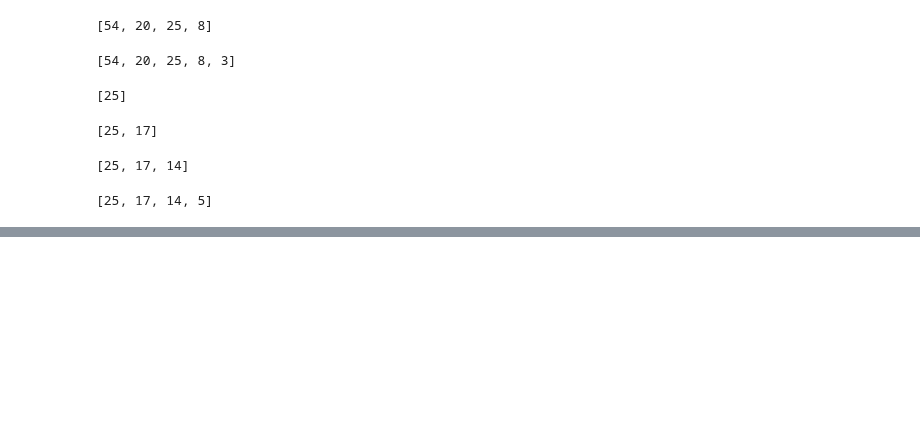
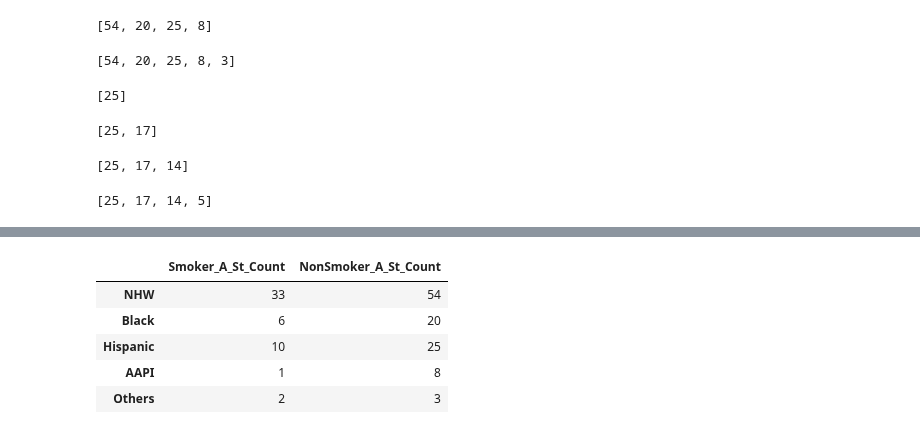
Before and after one commit to HSaleem352/Bootcamp-Project1, a Jupyter notebook: data_cleaning_MB.ipynb, the cells around one changed output, grey strips where cells are left out. Drawn from its saved outputs; the diff is of its cells as text; code cells hidden in the pictures; blank space fills up the shorter version.

```diff
--- a/data_cleaning_MB.ipynb
+++ b/data_cleaning_MB.ipynb
@@ -1143,0 +1169,23 @@ except:
+# %%
+# Active and stable BC
+# Creating a data frame which includes both the Smoker_A_St_Count & NonSmoker_A_St_Count for comparison as well as plotting.
+# NHW = Non-Hispanic White
+# AAPI = Asian Americans and Pacific Islanders
+Race_Ethnicity = ["NHW", "Black" , "Hispanic", "AAPI", "Others"]
+
+A_St_BC_Smoker_NonSmoker_DF = pd.DataFrame (
+    {
+        "Smoker_A_St_Count" : Smoker_A_St_Count,
+        "NonSmoker_A_St_Count" : NonSmoker_A_St_Count},
+        index = Race_Ethnicity
+
+)
+
+A_St_BC_Smoker_NonSmoker_DF
+# %% [output]
+|  | Smoker_A_St_Count | NonSmoker_A_St_Count |
+| NHW | 33 | 54 |
+| Black | 6 | 20 |
+| Hispanic | 10 | 25 |
+| AAPI | 1 | 8 |
+| Others | 2 | 3 |
```
Also changed, not shown: parts of 11 cells of this notebook, 8 other files.
